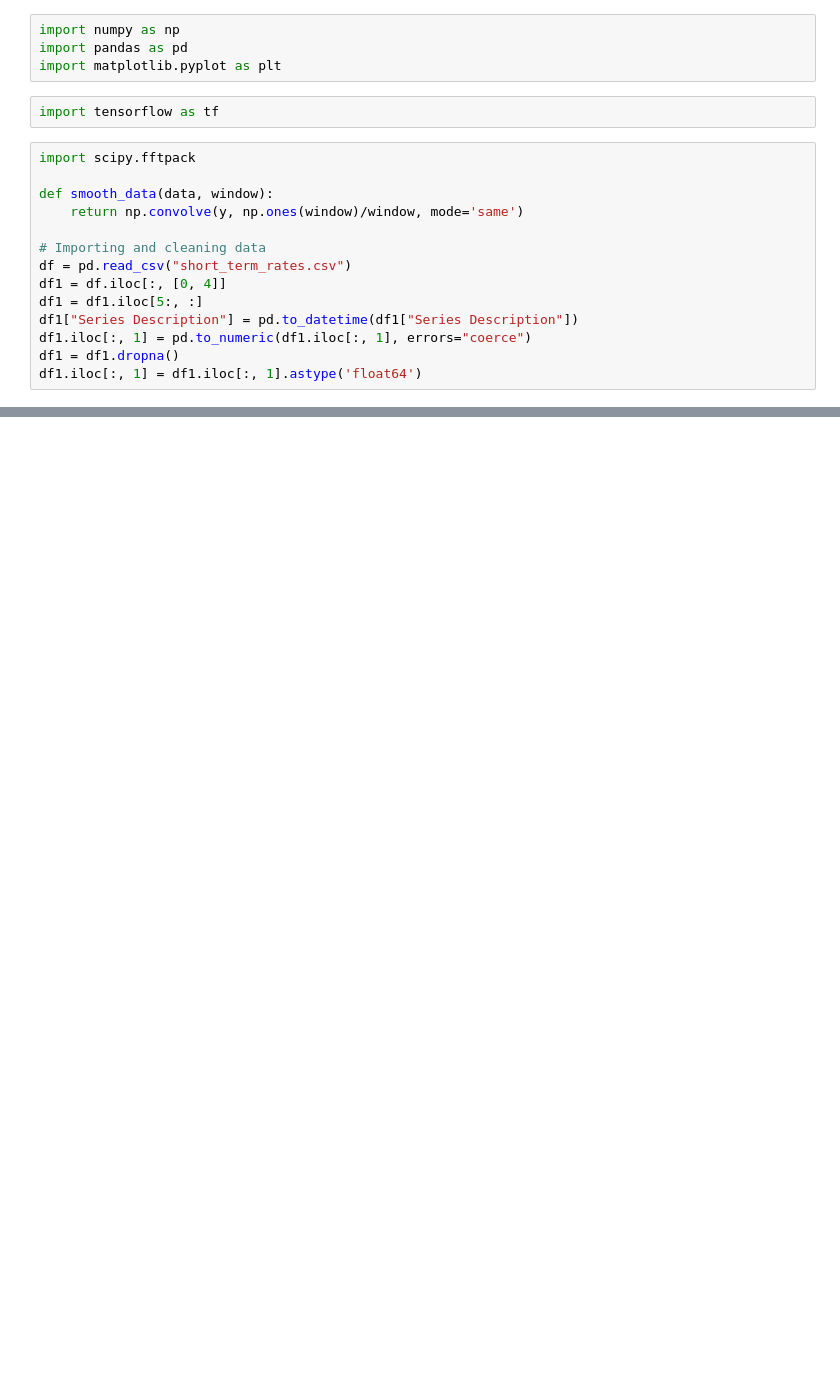
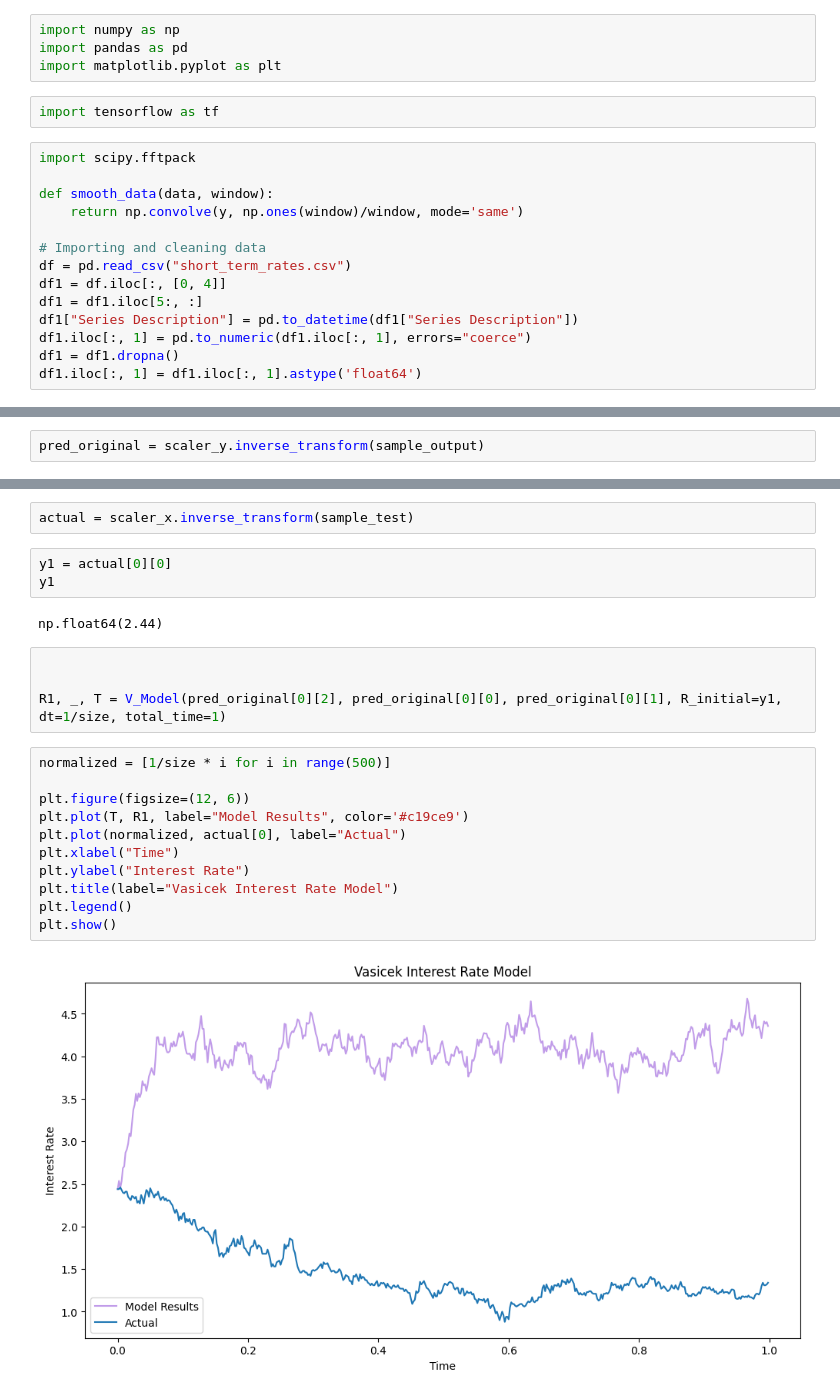
Before and after one commit to appuler/Phys295, a Jupyter notebook: Machine Learning - v2.ipynb, the cells around one changed output, grey strips where cells are left out. Cells and saved outputs as stored; diff of their text form; blank space fills up the shorter version.

```diff
--- a/Machine Learning - v2.ipynb
+++ b/Machine Learning - v2.ipynb
@@ -107,0 +206,2 @@ history = model.fit(train_X, train_y, epochs=20, batch_size=32, validation_split
+# %%
+pred_original = scaler_y.inverse_transform(sample_output)
@@ -107,0 +240,24 @@ history = model.fit(train_X, train_y, epochs=20, batch_size=32, validation_split
+# %%
+actual = scaler_x.inverse_transform(sample_test)
+# %%
+y1 = actual[0][0]
+y1
+# %% [output]
+np.float64(2.44)
+# %%
+
+
+R1, _, T = V_Model(pred_original[0][2], pred_original[0][0], pred_original[0][1], R_initial=y1, dt=1/size, total_time=1)
+# %%
+normalized = [1/size * i for i in range(500)]
+
+plt.figure(figsize=(12, 6))
+plt.plot(T, R1, label="Model Results", color='#c19ce9')
+plt.plot(normalized, actual[0], label="Actual")
+plt.xlabel("Time")
+plt.ylabel("Interest Rate")
+plt.title(label="Vasicek Interest Rate Model")
+plt.legend()
+plt.show()
+# %% [output]
+[figure, added]
```
Also changed, not shown: parts of 20 cells of this notebook.
